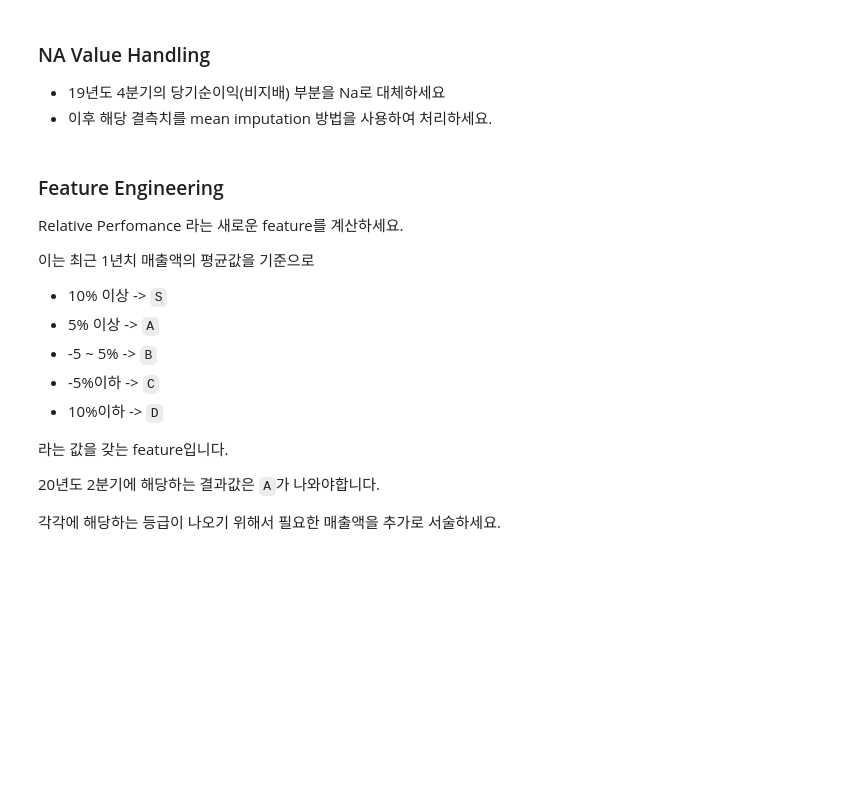
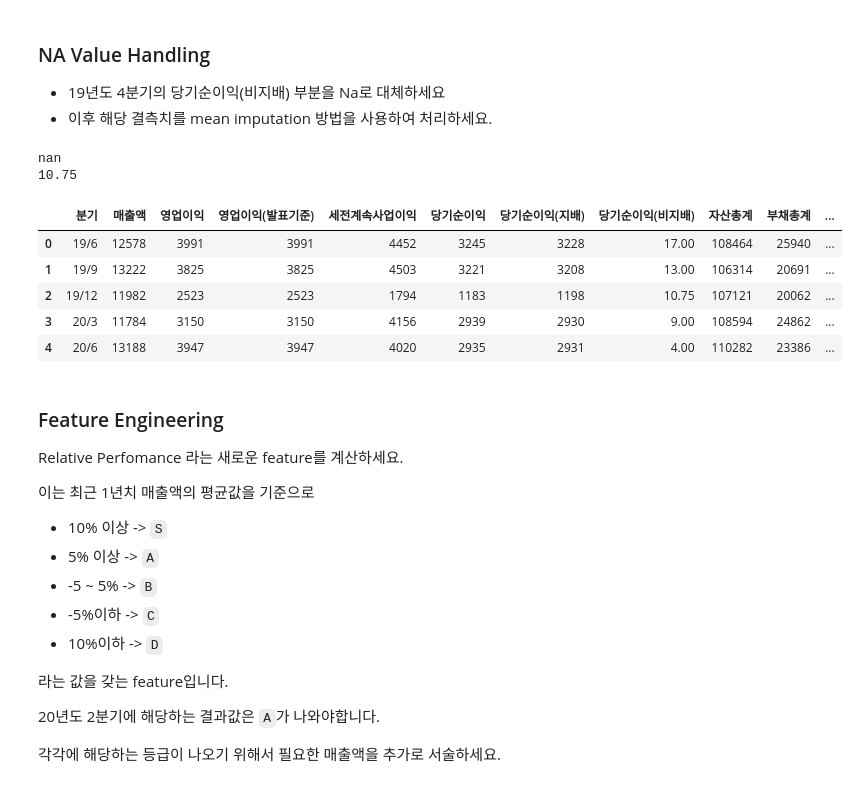
Before and after one commit to seahahn/game-company-data-analysis, a Jupyter notebook: n112-feature-engineering/n112a-feature-engineering.ipynb, the cells around one changed output. Cells and saved outputs as stored; diff of their text form; code cells hidden in the pictures; blank space fills up the shorter version.

```diff
--- a/n112-feature-engineering/n112a-feature-engineering.ipynb
+++ b/n112-feature-engineering/n112a-feature-engineering.ipynb
@@ -144,3 +157,29 @@ PER(배)
+# %%
+import numpy as np
+
+# 19년도 4분기(19/12) 당기순이익(비지배) 위치 찾기
+row = df.index[(df['분기'] == '19/12')][0]
+col = df.columns.get_loc('당기순이익(비지배)')
+
+# 19년도 4분기(19/12) 당기순이익(비지배) Na 대체하기
+df.iloc[row, col] = np.nan
+print(df.iloc[row, col])
+
+# 해당 결측치 mean imputation 처리
+mean = df['당기순이익(비지배)'].mean()
+print(mean)
+df['당기순이익(비지배)'].fillna(mean, inplace=True)
+
+df
+# %% [output]
+nan
+10.75
+|  | 분기 | 매출액 | 영업이익 | 영업이익(발표기준) | 세전계속사업이익 | 당기순이익 | 당기순이익(지배) | 당기순이익(비지배) | 자산총계 | 부채총계 | ... |
+| 0 | 19/6 | 12578 | 3991 | 3991 | 4452 | 3245 | 3228 | 17.00 | 108464 | 25940 | ... |
+| 1 | 19/9 | 13222 | 3825 | 3825 | 4503 | 3221 | 3208 | 13.00 | 106314 | 20691 | ... |
+| 2 | 19/12 | 11982 | 2523 | 2523 | 1794 | 1183 | 1198 | 10.75 | 107121 | 20062 | ... |
+| 3 | 20/3 | 11784 | 3150 | 3150 | 4156 | 2939 | 2930 | 9.00 | 108594 | 24862 | ... |
+| 4 | 20/6 | 13188 | 3947 | 3947 | 4020 | 2935 | 2931 | 4.00 | 110282 | 23386 | ... |
 # %% [markdown]
 ### Feature Engineering
 
```
Also changed, not shown: parts of 5 cells of this notebook.
